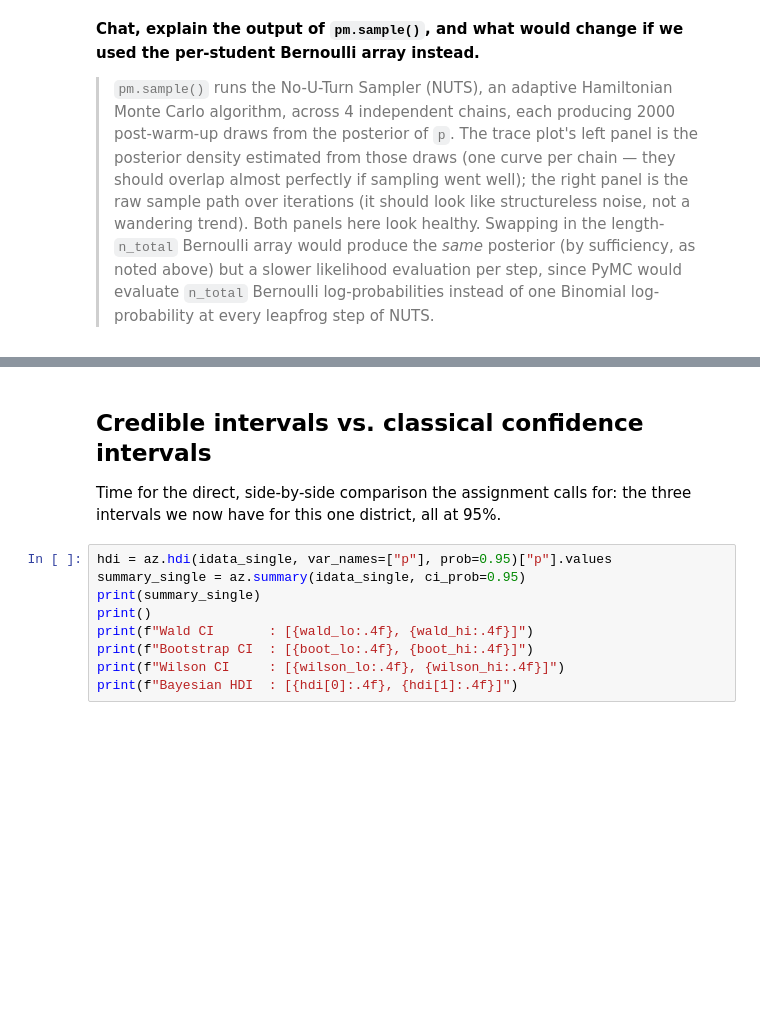
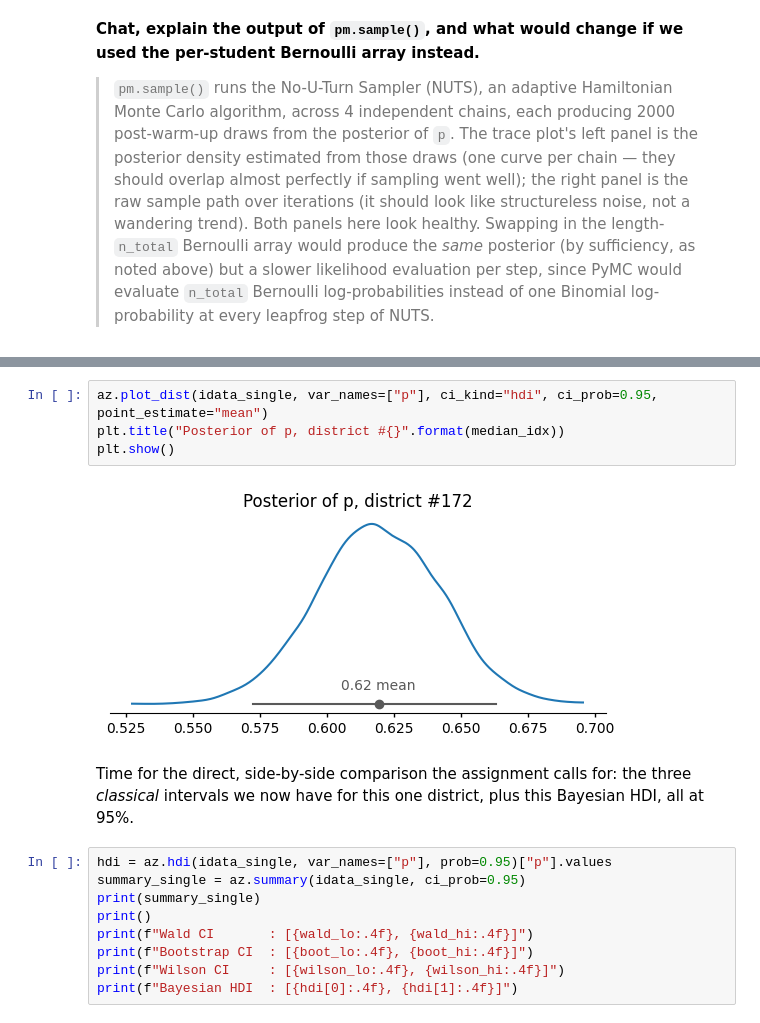
Before and after one commit to yaeldorin-glitch/Statistics-applications, a Jupyter notebook: 1_bayes_vs_frequentist_school_pass_rates.ipynb, the cells around one changed output, grey strips where cells are left out. Saved outputs shown, nothing was run; the diff lists cells and outputs as text; blank space fills up the shorter version.

```diff
--- a/1_bayes_vs_frequentist_school_pass_rates.ipynb
+++ b/1_bayes_vs_frequentist_school_pass_rates.ipynb
@@ -271,8 +343,12 @@ Bernoulli array instead.**
+# %%
+az.plot_dist(idata_single, var_names=["p"], ci_kind="hdi", ci_prob=0.95, point_estimate="mean")
+plt.title("Posterior of p, district #{}".format(median_idx))
+plt.show()
+# %% [output]
+[figure, added]
 # %% [markdown]
-## Credible intervals vs. classical confidence intervals
-
-Time for the direct, side-by-side comparison the assignment calls for: the three intervals we
-now have for this one district, all at 95%.
+Time for the direct, side-by-side comparison the assignment calls for: the three *classical*
+intervals we now have for this one district, plus this Bayesian HDI, all at 95%.
 # %%
 hdi = az.hdi(idata_single, var_names=["p"], prob=0.95)["p"].values
 summary_single = az.summary(idata_single, ci_prob=0.95)
```
Also changed, not shown: parts of 18 cells of this notebook, 4 other files.
